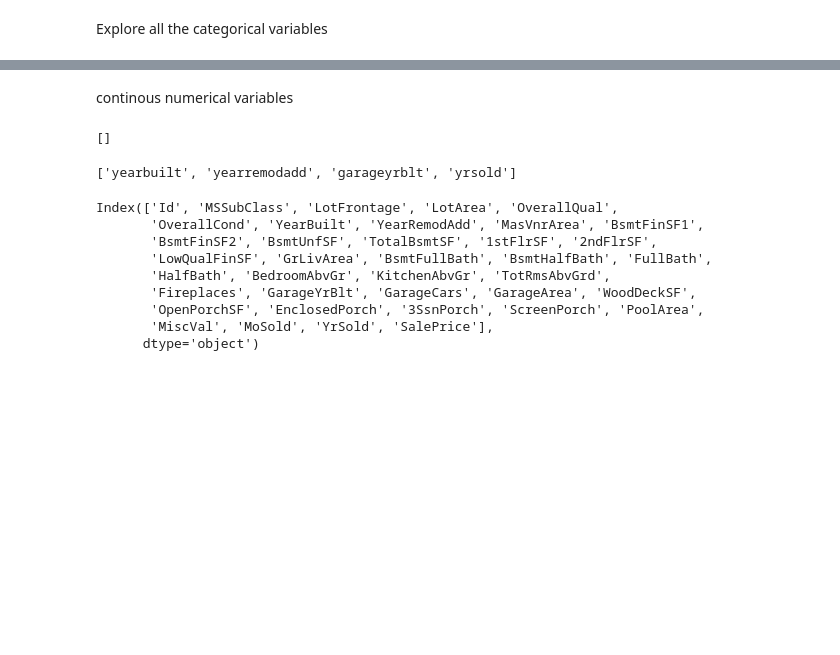
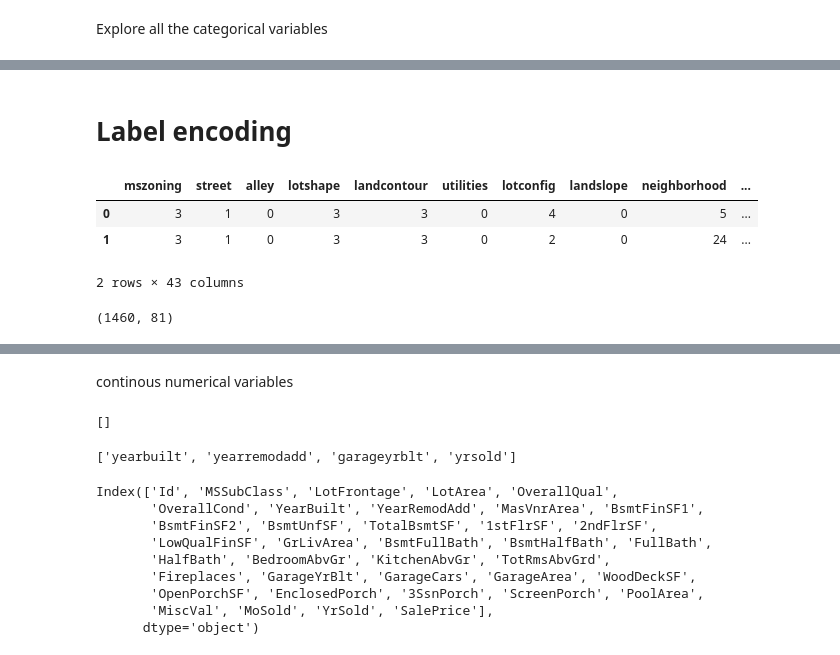
Before and after one commit to Karlajack/MachineLearning1, a Jupyter notebook: housepoject.ipynb, the cells around one changed output, grey strips where cells are left out. Drawn from its saved outputs; the diff is of its cells as text; code cells hidden in the pictures; blank space fills up the shorter version.

```diff
--- a/housepoject.ipynb
+++ b/housepoject.ipynb
@@ -210,0 +225,16 @@ train.isnull().sum().sort_values(ascending=False)
+# %% [markdown]
+# **Label encoding**
+# %%
+le=LabelEncoder()
+cat_encoded=train[categorical_cols].apply(le.fit_transform)
+cat_encoded.head(2)
+# %% [output]
+|  | mszoning | street | alley | lotshape | landcontour | utilities | lotconfig | landslope | neighborhood | ... |
+| 0 | 3 | 1 | 0 | 3 | 3 | 0 | 4 | 0 | 5 | ... |
+| 1 | 3 | 1 | 0 | 3 | 3 | 0 | 2 | 0 | 24 | ... |
+2 rows × 43 columns
+# %%
+train_df=pd.concat([train[numerical_cols],cat_encoded],axis=1)
+train_df.shape
+# %% [output]
+(1460, 81)
```
Also changed, not shown: parts of 32 cells of this notebook.
